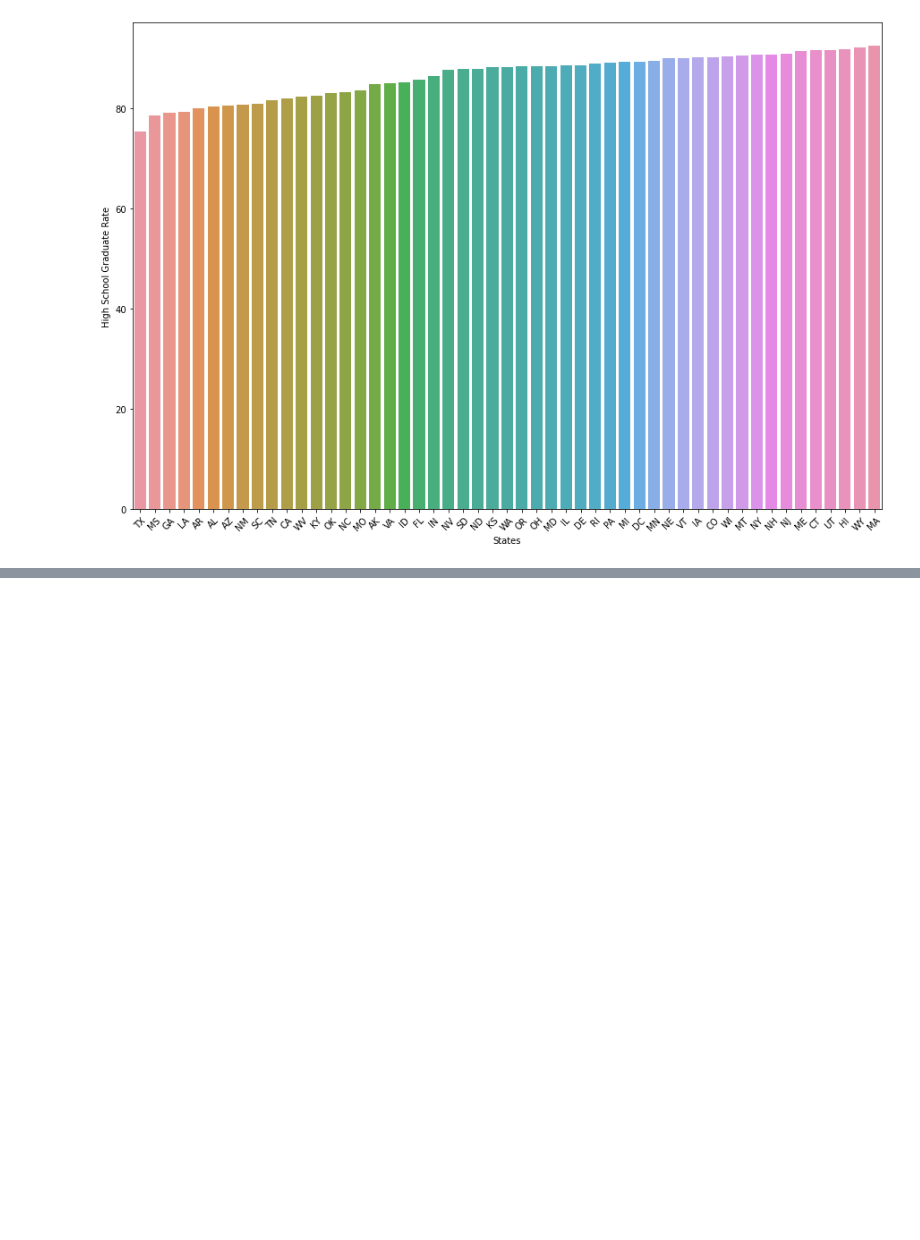
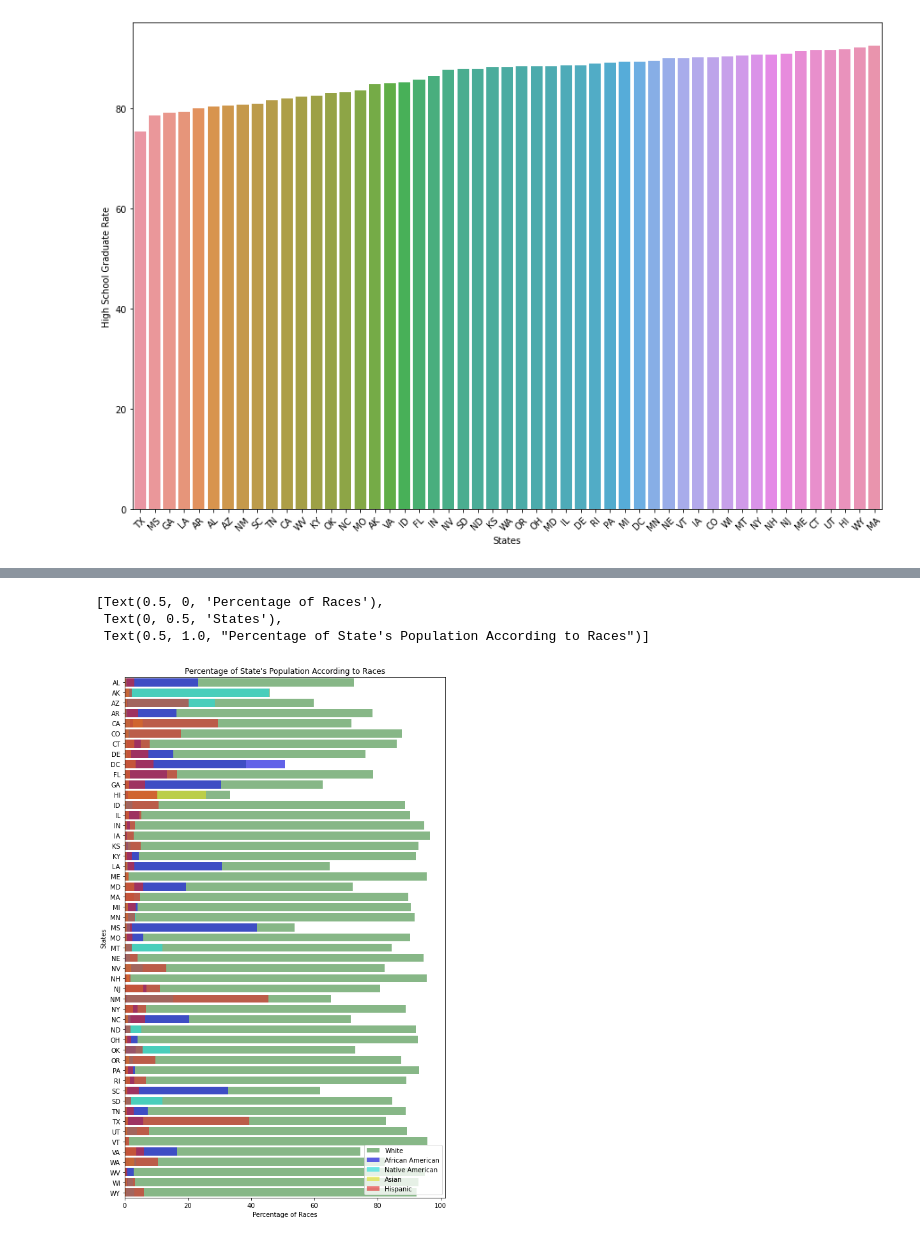
Before and after one commit to burakcimtay/Data_Science, a Jupyter notebook: Data_Visualizition/data_visualizition.ipynb, the cells around one changed output, grey strips where cells are left out. Drawn from its saved outputs; the diff is of its cells as text; code cells hidden in the pictures; blank space fills up the shorter version.

```diff
--- a/Data_Visualizition/data_visualizition.ipynb
+++ b/Data_Visualizition/data_visualizition.ipynb
@@ -222,0 +249,4 @@ Text(0, 0.5, 'High School Graduate Rate')
+# %%
+race.replace(["-"], None, inplace=True)
+race.replace(["(X)"], None, inplace=True)
+race.dropna()
@@ -222,0 +267,31 @@ Text(0, 0.5, 'High School Graduate Rate')
+# %%
+race.loc[:,["share_white","share_black", "share_native_american", "share_asian", "share_hispanic"]] = race.loc[:,["share_white","share_black", "share_native_american", "share_asian", "share_hispanic"]].astype(float)
+area_list = list(race["Geographic area"].unique())
+share_white = []
+share_black = []
+share_native_american = []
+share_hispanic = []
+share_asian = []
+
+for i in area_list:
+    x = race[race["Geographic area"] == i]
+    share_white.append(sum(x.share_white)/len(x))
+    share_black.append(sum(x.share_black)/len(x))
+    share_native_american.append(sum(x.share_native_american)/len(x))
+    share_asian.append(sum(x.share_asian)/len(x))
+    share_hispanic.append(sum(x.share_hispanic)/len(x))
+
+f, ax = plt.subplots(figsize = (9,15))
+sns.barplot(x = share_white, y = area_list, color="green", alpha = 0.5, label = "White")
+sns.barplot(x = share_black, y = area_list, color="blue", alpha = 0.7, label = "African American")
+sns.barplot(x = share_native_american, y = area_list, color="cyan", alpha = 0.6, label = "Native American")
+sns.barplot(x = share_asian, y = area_list, color="yellow", alpha = 0.6, label = "Asian")
+sns.barplot(x = share_hispanic, y = area_list, color="red", alpha = 0.6, label = "Hispanic")
+
+ax.legend(loc = "lower right", frameon = True)
+ax.set(xlabel = "Percentage of Races", ylabel = "States", title = "Percentage of State's Population According to Races")
+# %% [output]
+[Text(0.5, 0, 'Percentage of Races'),
+ Text(0, 0.5, 'States'),
+ Text(0.5, 1.0, "Percentage of State's Population According to Races")]
+[figure, added]
```
Also changed, not shown: parts of 3 cells of this notebook.
